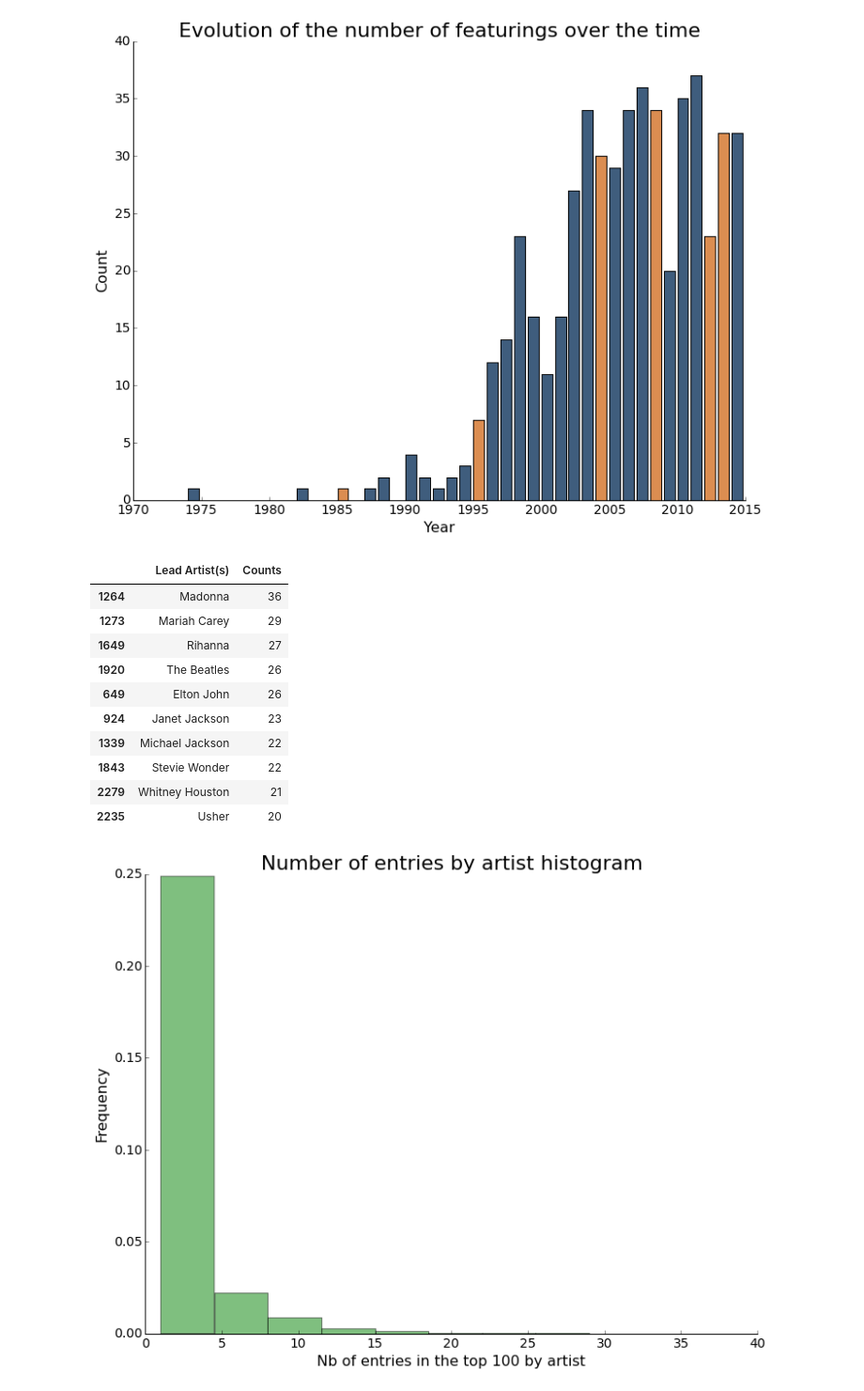
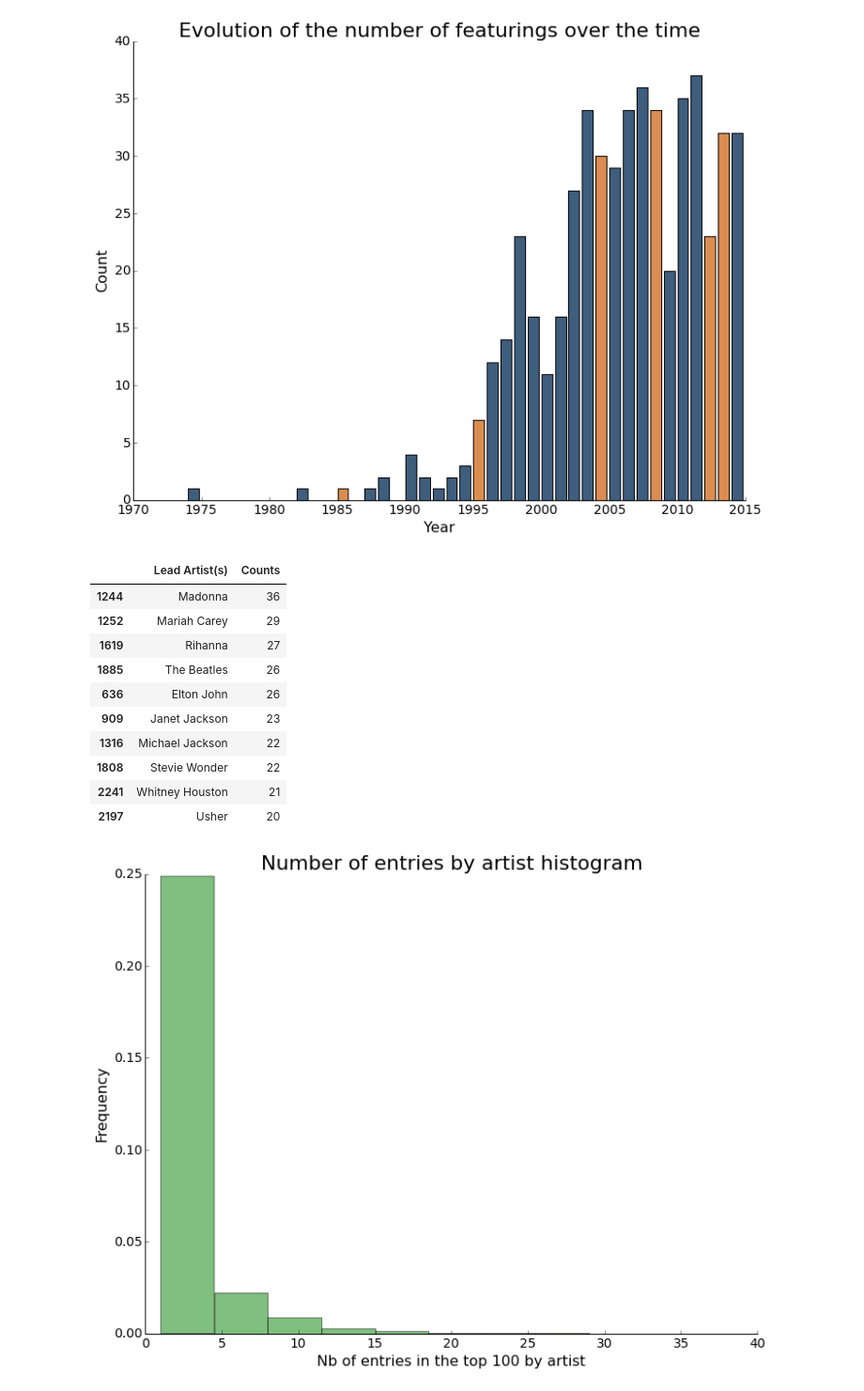
Before and after one commit to ThomasLucas/SlideRule-DataScience_Intensive-Code, a Jupyter notebook: CapstoneProject/IPython-Notebooks/DataStory.ipynb, the cells around one changed output. Shown at 94% size. Cells and saved outputs as stored; diff of their text form; code cells hidden in the pictures.

```diff
--- a/CapstoneProject/IPython-Notebooks/DataStory.ipynb
+++ b/CapstoneProject/IPython-Notebooks/DataStory.ipynb
@@ -93,20 +93,20 @@ dsf.create_bar_chart_featurings(billboard_df_featurings_count['Year'],
 # %%
 # Number of songs by artist in the Top 100
 # %%
-billboard_df_artist_count = dsf.create_entries_count_by_artist(billboard_df)
+billboard_df_artist_count = dsf.create_entries_count_by_artist(billboard_df, start_year, end_year)
 billboard_df_artist_count.head(10)
 # %% [output]
 |  | Lead Artist(s) | Counts |
-| 1264 | Madonna | 36 |
-| 1273 | Mariah Carey | 29 |
-| 1649 | Rihanna | 27 |
-| 1920 | The Beatles | 26 |
-| 649 | Elton John | 26 |
-| 924 | Janet Jackson | 23 |
-| 1339 | Michael Jackson | 22 |
-| 1843 | Stevie Wonder | 22 |
-| 2279 | Whitney Houston | 21 |
-| 2235 | Usher | 20 |
+| 1244 | Madonna | 36 |
+| 1252 | Mariah Carey | 29 |
+| 1619 | Rihanna | 27 |
+| 1885 | The Beatles | 26 |
+| 636 | Elton John | 26 |
+| 909 | Janet Jackson | 23 |
+| 1316 | Michael Jackson | 22 |
+| 1808 | Stevie Wonder | 22 |
+| 2241 | Whitney Houston | 21 |
+| 2197 | Usher | 20 |
 # %%
 dsf.create_histogram_nb_entries(billboard_df_artist_count["Counts"],
                             "Nb of entries in the top 100 by artist",
```
Also changed, not shown: parts of 4 cells of this notebook, 4 other files.
